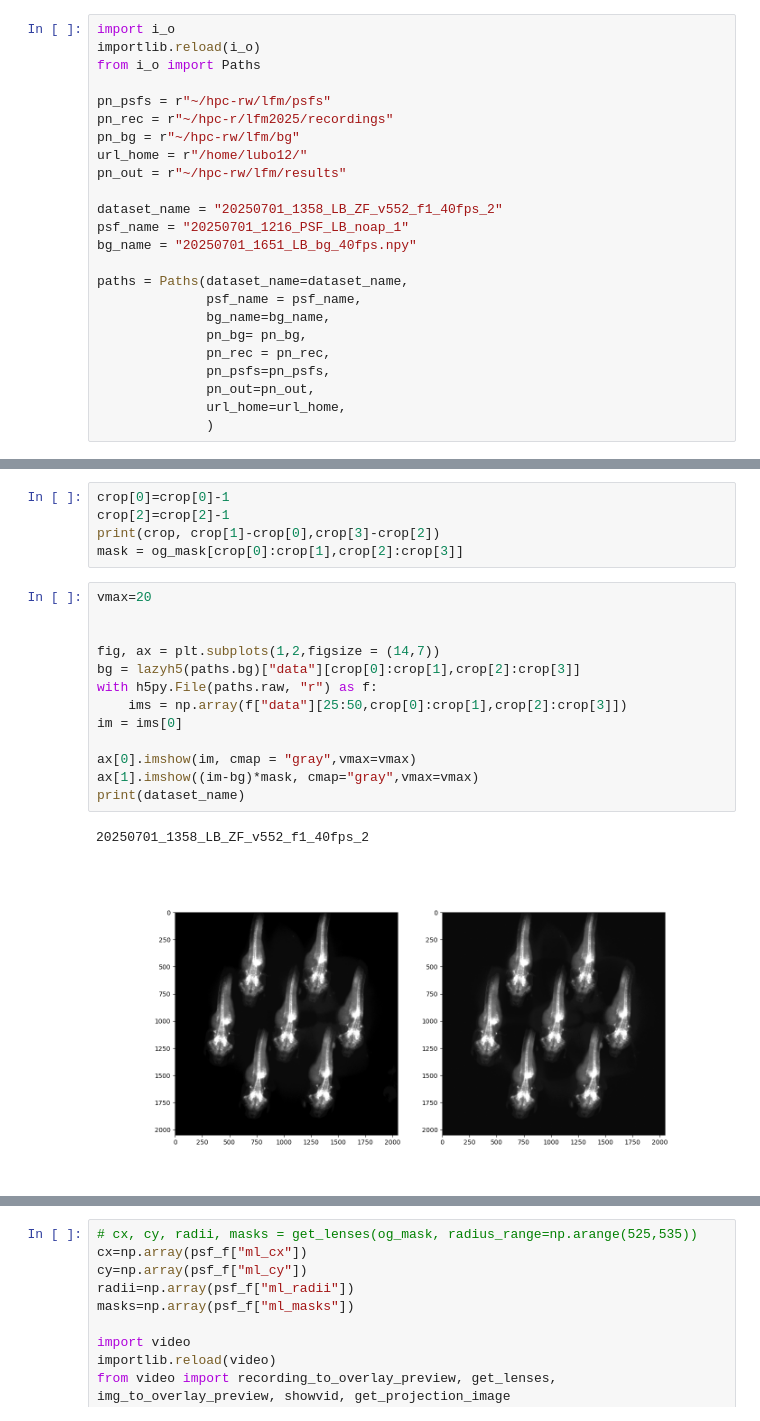
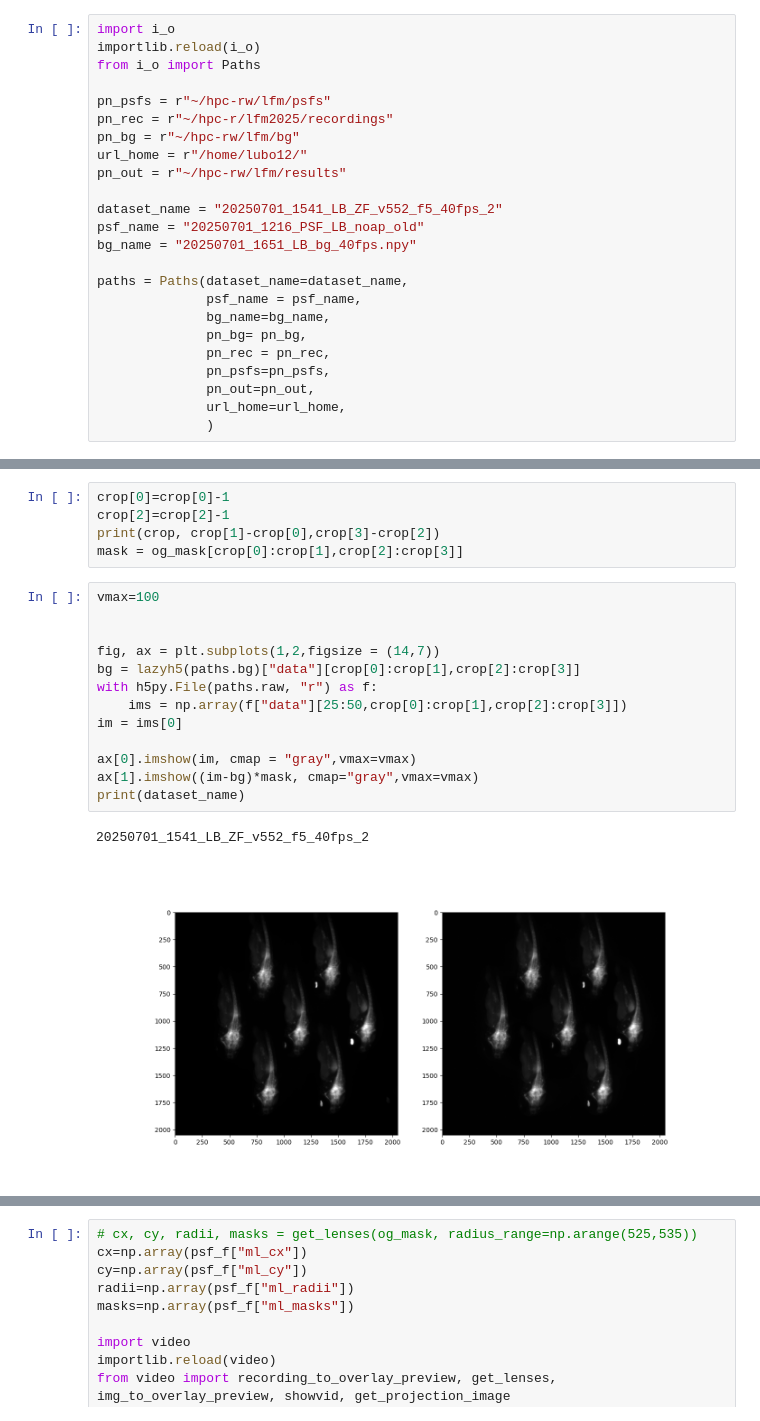
Before and after one commit to LukBorn/LFM, a Jupyter notebook: imaging/deconvolve_recording.ipynb, the cells around one changed output, grey strips where cells are left out. Cells and saved outputs as stored; diff of their text form.

```diff
--- a/imaging/deconvolve_recording.ipynb
+++ b/imaging/deconvolve_recording.ipynb
@@ -101,8 +92,8 @@ pn_bg = r"~/hpc-rw/lfm/bg"
 url_home = r"/home/lubo12/"
 pn_out = r"~/hpc-rw/lfm/results"
 
-dataset_name = "20250701_1358_LB_ZF_v552_f1_40fps_2"
-psf_name = "20250701_1216_PSF_LB_noap_1"
+dataset_name = "20250701_1541_LB_ZF_v552_f5_40fps_2"
+psf_name = "20250701_1216_PSF_LB_noap_old"
 bg_name = "20250701_1651_LB_bg_40fps.npy"
 
 paths = Paths(dataset_name=dataset_name,
@@ -144,18 +133,18 @@ crop[2]=crop[2]-1
 print(crop, crop[1]-crop[0],crop[3]-crop[2])
 mask = og_mask[crop[0]:crop[1],crop[2]:crop[3]]
 # %%
-vmax=20
+vmax=100
 
 
 fig, ax = plt.subplots(1,2,figsize = (14,7))
 bg = lazyh5(paths.bg)["data"][crop[0]:crop[1],crop[2]:crop[3]]
 with h5py.File(paths.raw, "r") as f:
     ims = np.array(f["data"][25:50,crop[0]:crop[1],crop[2]:crop[3]])
 im = ims[0]
 
 ax[0].imshow(im, cmap = "gray",vmax=vmax)
 ax[1].imshow((im-bg)*mask, cmap="gray",vmax=vmax)
 print(dataset_name)
 # %% [output]
-20250701_1358_LB_ZF_v552_f1_40fps_2
+20250701_1541_LB_ZF_v552_f5_40fps_2
-[figure, old version]
+[figure, new version]
```
Also changed, not shown: parts of 17 cells of this notebook, 15 other files.
